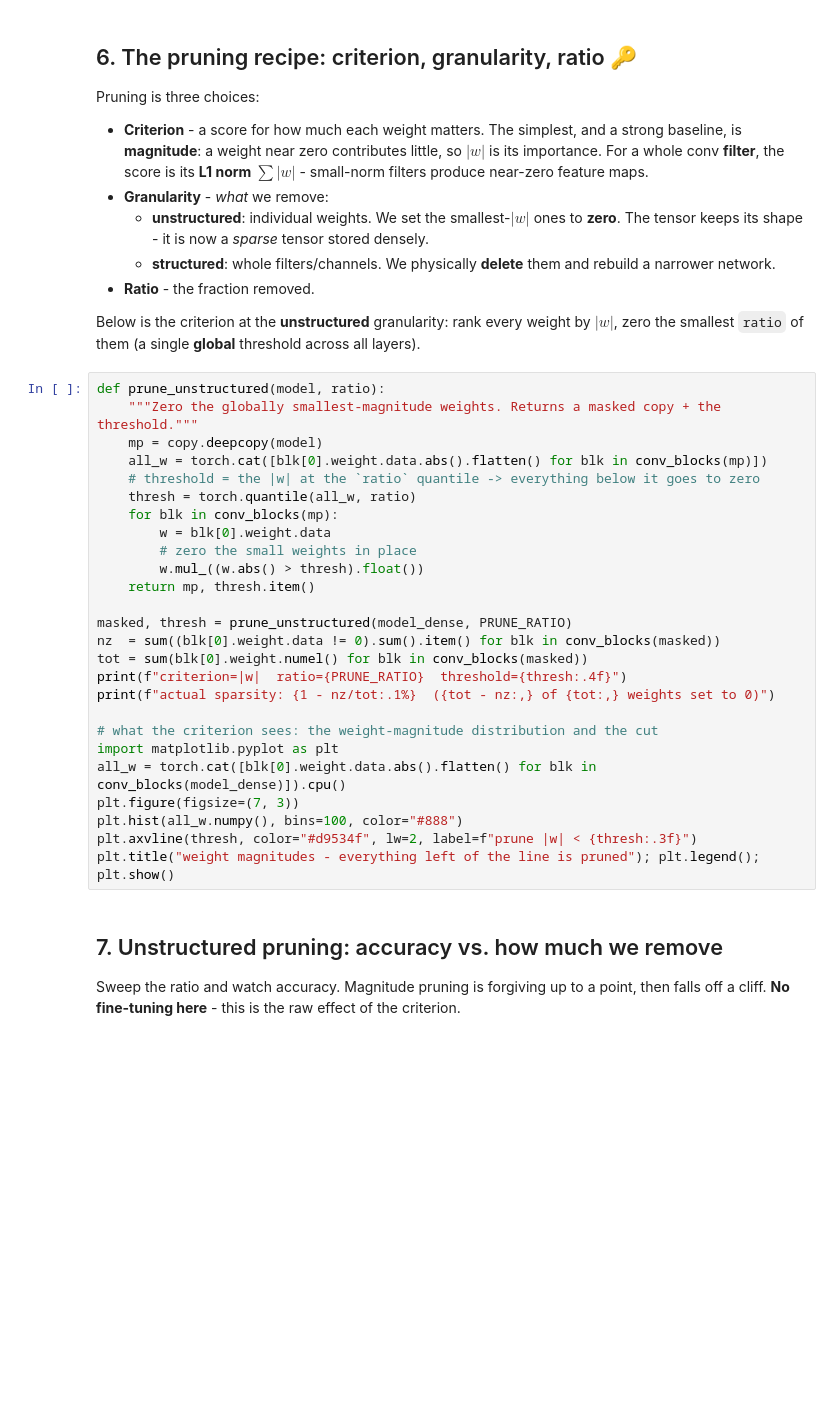
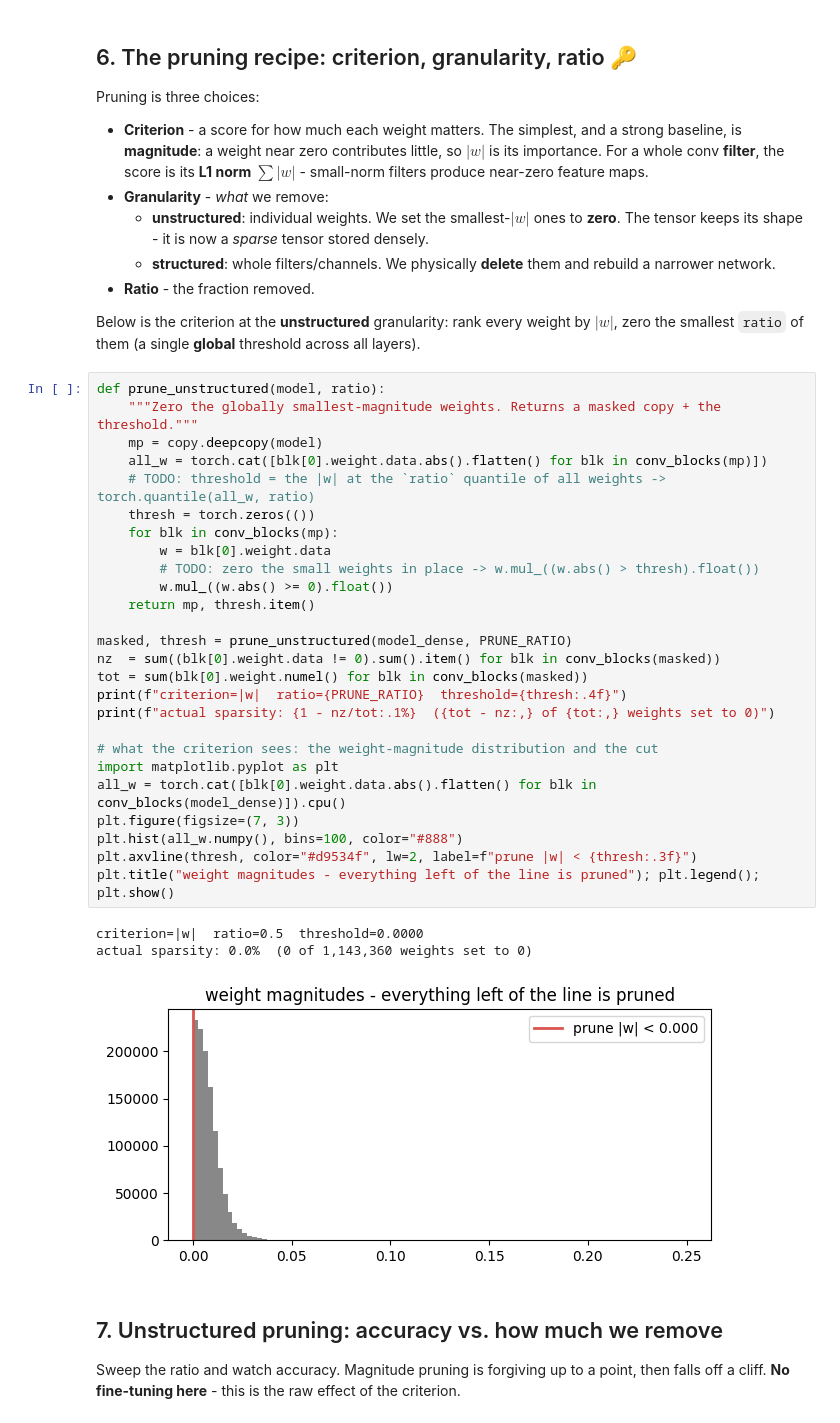
Before and after one commit to NLNBao237/modelopt101, a Jupyter notebook: examples/03_pruning.ipynb, the cells around one changed output. Cells and saved outputs as stored; diff of their text form; blank space fills up the shorter version.

```diff
--- a/examples/03_pruning.ipynb
+++ b/examples/03_pruning.ipynb
@@ -188,29 +209,33 @@ zero the smallest `ratio` of them (a single **global** threshold across all laye
 # %%
 def prune_unstructured(model, ratio):
     """Zero the globally smallest-magnitude weights. Returns a masked copy + the threshold."""
     mp = copy.deepcopy(model)
     all_w = torch.cat([blk[0].weight.data.abs().flatten() for blk in conv_blocks(mp)])
-    # threshold = the |w| at the `ratio` quantile -> everything below it goes to zero
-    thresh = torch.quantile(all_w, ratio)
+    # TODO: threshold = the |w| at the `ratio` quantile of all weights -> torch.quantile(all_w, ratio)
+    thresh = torch.zeros(())
     for blk in conv_blocks(mp):
         w = blk[0].weight.data
-        # zero the small weights in place
-        w.mul_((w.abs() > thresh).float())
+        # TODO: zero the small weights in place -> w.mul_((w.abs() > thresh).float())
+        w.mul_((w.abs() >= 0).float())
     return mp, thresh.item()
 
 masked, thresh = prune_unstructured(model_dense, PRUNE_RATIO)
 nz  = sum((blk[0].weight.data != 0).sum().item() for blk in conv_blocks(masked))
 tot = sum(blk[0].weight.numel() for blk in conv_blocks(masked))
 print(f"criterion=|w|  ratio={PRUNE_RATIO}  threshold={thresh:.4f}")
 print(f"actual sparsity: {1 - nz/tot:.1%}  ({tot - nz:,} of {tot:,} weights set to 0)")
 
 # what the criterion sees: the weight-magnitude distribution and the cut
 import matplotlib.pyplot as plt
 all_w = torch.cat([blk[0].weight.data.abs().flatten() for blk in conv_blocks(model_dense)]).cpu()
 plt.figure(figsize=(7, 3))
 plt.hist(all_w.numpy(), bins=100, color="#888")
 plt.axvline(thresh, color="#d9534f", lw=2, label=f"prune |w| < {thresh:.3f}")
 plt.title("weight magnitudes - everything left of the line is pruned"); plt.legend(); plt.show()
+# %% [output]
+criterion=|w|  ratio=0.5  threshold=0.0000
+actual sparsity: 0.0%  (0 of 1,143,360 weights set to 0)
+[figure, added]
 # %% [markdown]
 ## 7. Unstructured pruning: accuracy vs. how much we remove
 
```
Also changed, not shown: parts of 8 cells of this notebook.
